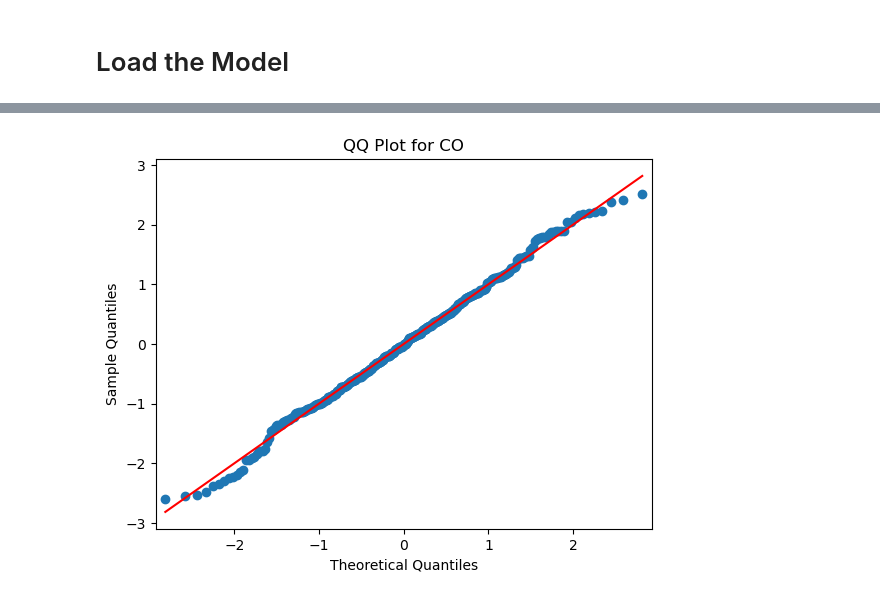
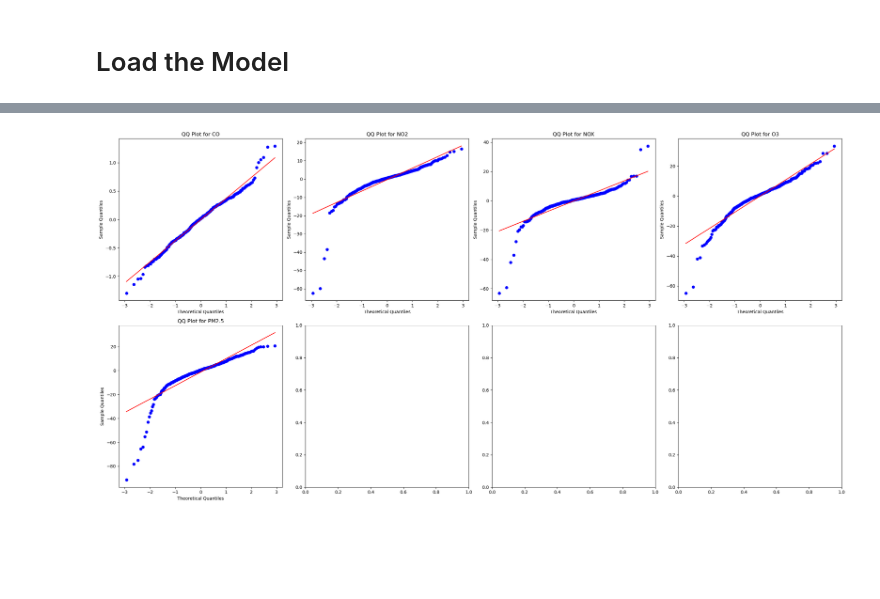
Before and after one commit to Racoo203/MA2003B.101, a Jupyter notebook: Reto/Gaussian Processes Model/gp_model_v5.ipynb, the cells around one changed output, grey strips where cells are left out. Cells and saved outputs as stored; diff of their text form; code cells hidden in the pictures; blank space fills up the shorter version.

```diff
--- a/Reto/Gaussian Processes Model/gp_model_v5.ipynb
+++ b/Reto/Gaussian Processes Model/gp_model_v5.ipynb
@@ -262,22 +268,21 @@ for i in range(len(target_vars)):
-# %%
-import statsmodels.api as sm
-import scipy.stats as stats
-
-# Select a target variable for the QQ plot
-target_var_index = 0  # Replace with the index of the target variable you want to plot
-
-# Generate the QQ plot
-sm.qqplot(y_pred_np[:, target_var_index], line='s', dist=stats.norm, fit=True)
-
-# Set plot title and labels
-plt.title(f'QQ Plot for {target_vars[target_var_index]}')
-plt.xlabel('Theoretical Quantiles')
-plt.ylabel('Sample Quantiles')
-
-# Display the plot
-plt.show()
-# %% [output]
-[figure, removed]
+# %%
+
+import scipy.stats as stats
+fig, axes = plt.subplots(2, 4, figsize=(6*4, 6*2))
+
+axes = axes.flatten()
+
+for i in range(len(target_vars)):
+    residuals = y_pred_np[:, i] - y_test_np[:, i]
+    stats.probplot(residuals, dist="norm", plot=axes[i])
+    axes[i].set_title(f'QQ Plot for {target_vars[i]}')
+    axes[i].set_xlabel('Theoretical Quantiles')
+    axes[i].set_ylabel('Sample Quantiles')
+
+plt.tight_layout()
+plt.show()
+# %% [output]
+[figure, added]
 # %%
 fig, axes = plt.subplots(2, 4, figsize=(6*4, 6*2))
 
```
Also changed, not shown: parts of 11 cells of this notebook, 5 other files.
